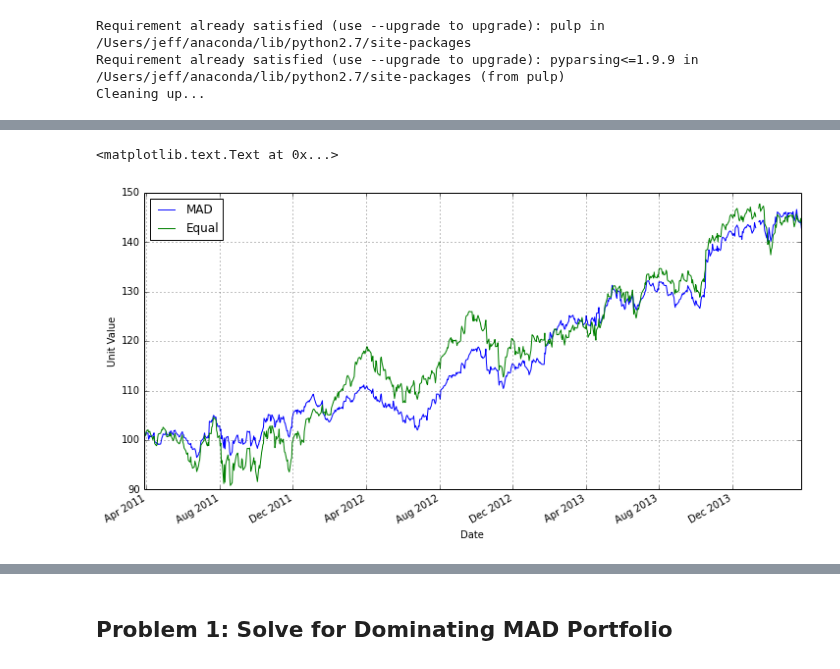
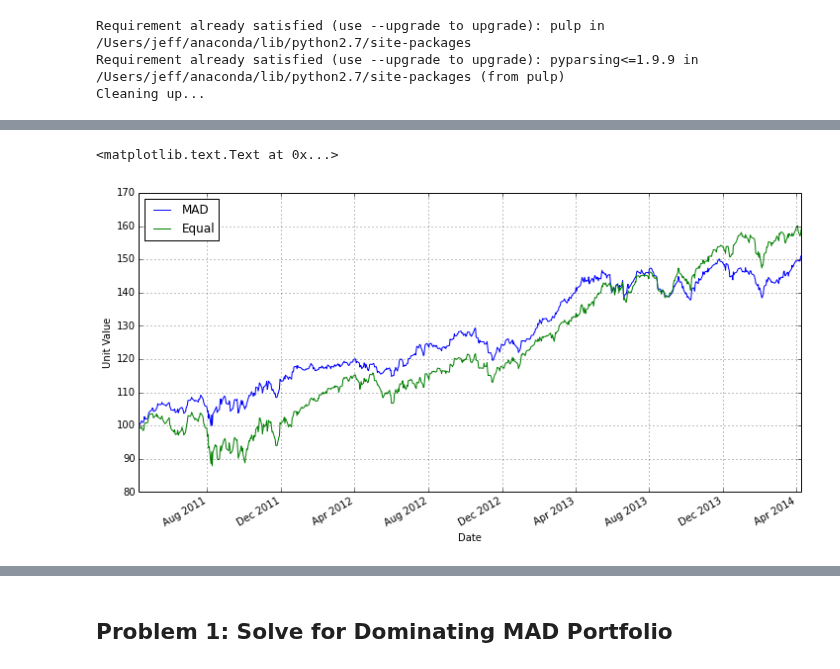
Before and after one commit to jckantor/CBE40455, a Jupyter notebook: notebooks/MAD Portfolio Optimization.ipynb, the cells around one changed output, grey strips where cells are left out. Cells and saved outputs as stored; diff of their text form; code cells hidden in the pictures.

```diff
--- a/notebooks/MAD Portfolio Optimization.ipynb
+++ b/notebooks/MAD Portfolio Optimization.ipynb
@@ -8,9 +88,10 @@ djia = ['AXP','BA','CAT','CSCO','CVX','DD','DIS','GE', \
         'MMM','MRK','MSFT','NKE','PFE','PG','T','TRV', \
         'UNH','UTX','V','VZ','WMT','XOM']
 
-small_portfolio = ['GOOG','F','AAPL','XOM','PG','KO']
+small_portfolio = ['F','AAPL','XOM','PG','KO']
 
 portfolio = small_portfolio
+portfolio = djia
 # %% [markdown]
 ### Download Historical Data
 # %%
@@ -49,7 +141,7 @@ for s in portfolio:
 figure(figsize=(12,6))
 
 for s in portfolio:
-    (100.0*adjclose[s]/adjclose[s][0]).plot(lw=0.3)
+    (100.0*adjclose[s]/adjclose[s][0]).plot(lw=0.4)
 
 P_equal.plot(color='r',lw=4)
 ylabel('Value');
@@ -63,5 +155,6 @@ Arithmetic returns are required because subsequent calculutions will be combinin
 # %%
-returns = adjclose.diff()[1:]/adjclose[1:]
+#returns = adjclose.diff()[1:]/adjclose[1:]
+returns = log(adjclose/adjclose.shift(+1))
 rmean = returns.mean()
 mad = abs(returns-returns.mean()).mean()
 
@@ -74,13 +167,13 @@ for s in returns.columns:
 figure(figsize = (15,0.35*len(returns.columns)))
 subplot(1,3,1)
 returns.mean().plot(kind='barh')
-title('Mean Annualized Returns');
+title('Mean Returns');
 
 subplot(1,3,2)
+returns.std().plot(kind='barh')
+title('Standard Deviation');
+
+subplot(1,3,3)
 abs(returns-returns.mean()).mean().plot(kind='barh')
 title('Mean Absolute Difference');
-
-subplot(1,3,3)
-returns.std().plot(kind='barh')
-title('Standard Deviation');
 # %% [output]
@@ -176,0 +263,16 @@ plot(100.0*cumprod([1.0 + rr + y[t].varValue - z[t].varValue for t in tsec.value
+# %%
+figure(figsize = (15,0.35*len(returns.columns)))
+
+ws = pd.Series({s: w[s].varValue for s in portfolio},index=portfolio)
+
+subplot(1,3,1)
+ws.plot(kind='barh')
+title('Porfolio Weight');
+
+subplot(1,3,2)
+returns.mean().plot(kind='barh')
+title('Mean Returns');
+
+subplot(1,3,3)
+abs(returns-returns.mean()).mean().plot(kind='barh')
+title('Mean Absolute Difference');
@@ -177,14 +281,13 @@ plot(100.0*cumprod([1.0 + rr + y[t].varValue - z[t].varValue for t in tsec.value
 # %%
-P_cash = 100.0*v.varValue
-P_equal_mad = pd.Series(P_cash,index=adjclose.index)
+P_mad = pd.Series(0,index=adjclose.index)
 for s in portfolio:
-    P_equal_mad += 100.0*pulp.value(w[s])*adjclose[s]/adjclose[s][0]
+    P_mad += 100.0*ws[s]*adjclose[s]/adjclose[s][0]
 
 figure(figsize=(12,6))
-P_equal_mad.plot()
+P_mad.plot()
 P_equal.plot()
 legend(['MAD','Equal'],loc='best')
 ylabel('Unit Value')
 # %% [output]
 <matplotlib.text.Text at 0x...>
-[figure, old version]
+[figure, new version]
```
Also changed, not shown: parts of 43 cells of this notebook, 14 other files.
